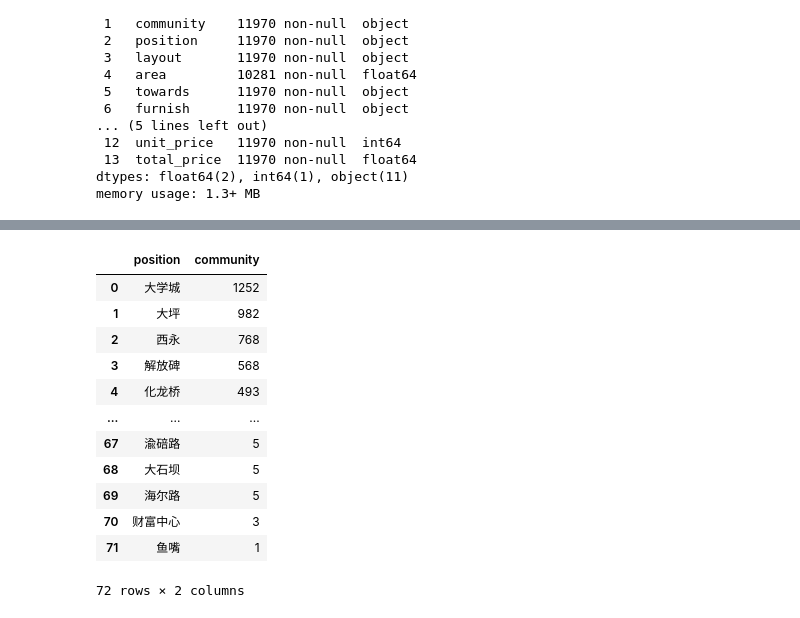
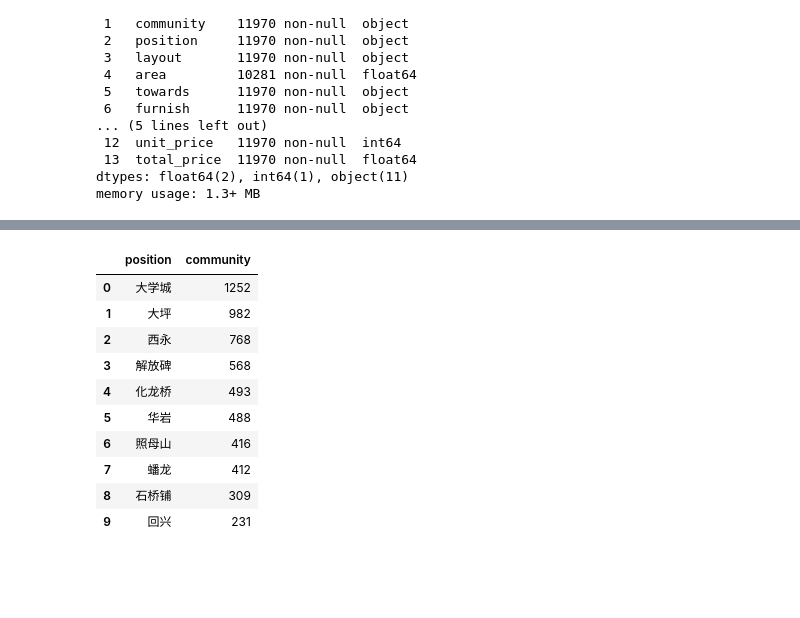
Before and after one commit to ssshier/mkdocs, a Jupyter notebook: ipynb/data-analysis-cq-ershoufang.ipynb, the cells around one changed output, grey strips where cells are left out. Saved outputs shown, nothing was run; the diff lists cells and outputs as text; code cells hidden in the pictures; blank space fills up the shorter version.

```diff
--- a/ipynb/data-analysis-cq-ershoufang.ipynb
+++ b/ipynb/data-analysis-cq-ershoufang.ipynb
@@ -113,18 +129,18 @@ df.head()
 | 3 | 龙湖高品质纯洋房社区 全新精装修 可拎包入住 | 龙湖西宸原著 | 大学城 | 4室2厅 | 136.50 | 南 | 精装 | 中楼层(共7层) | 未知 | 板楼 | ... |
 | 4 | 富力城天禧，精装三房双卫，视野无遮挡，随时看房。 | 富力城天禧 | 大学城 | 3室2厅 | 101.82 | 北 | 精装 | 高楼层(共33层) | 2018年建 | 塔楼 | ... |
 # %%
-df.groupby('position')['community'].count().sort_values(ascending=False).to_frame().reset_index()
+# 位置分组数据
+position_df = df.groupby('position')['community'].count().sort_values(ascending=False).to_frame().reset_index()
+position_df.head(10)
 # %% [output]
 |  | position | community |
 | 0 | 大学城 | 1252 |
 | 1 | 大坪 | 982 |
 | 2 | 西永 | 768 |
 | 3 | 解放碑 | 568 |
 | 4 | 化龙桥 | 493 |
-| ... | ... | ... |
-| 67 | 渝碚路 | 5 |
-| 68 | 大石坝 | 5 |
-| 69 | 海尔路 | 5 |
-| 70 | 财富中心 | 3 |
-| 71 | 鱼嘴 | 1 |
+| 5 | 华岩 | 488 |
+| 6 | 照母山 | 416 |
+| 7 | 蟠龙 | 412 |
+| 8 | 石桥铺 | 309 |
+| 9 | 回兴 | 231 |
-72 rows × 2 columns
```
Also changed, not shown: parts of 21 cells of this notebook.
